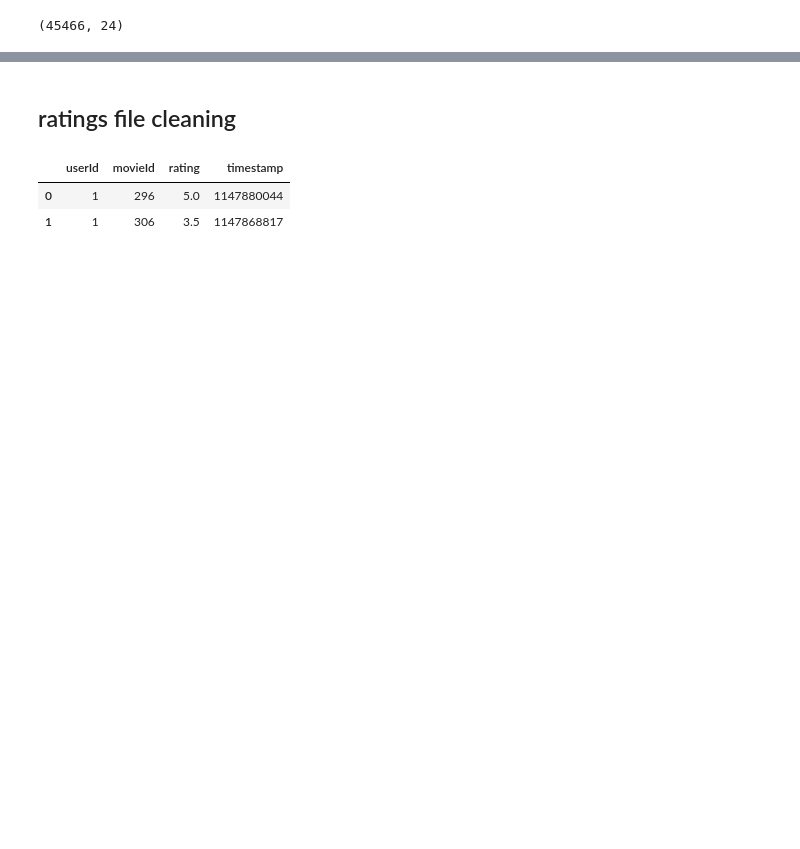
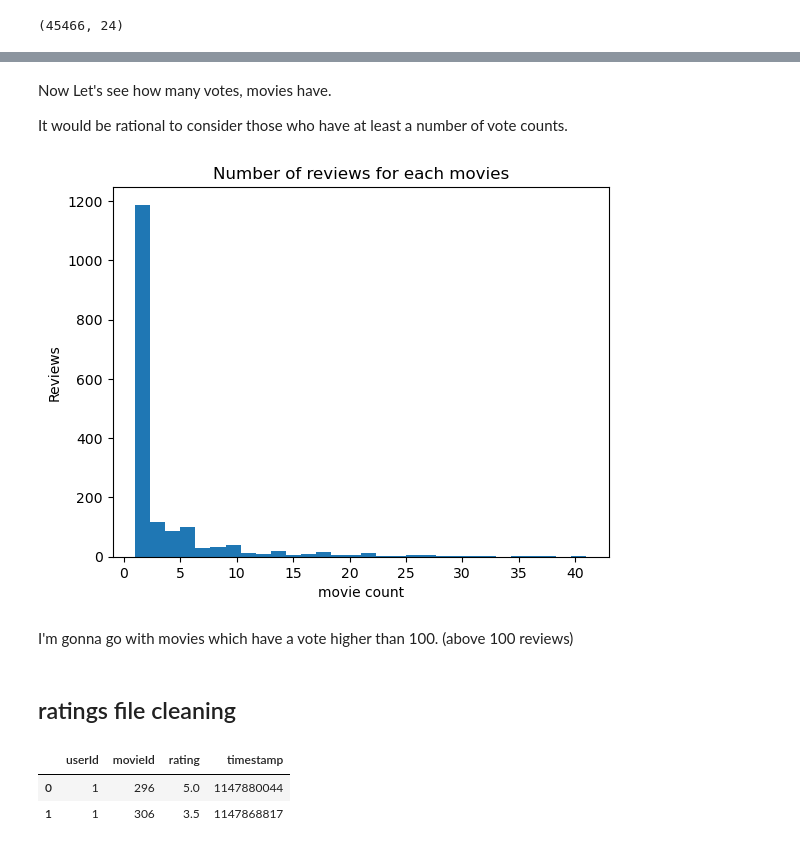
Before and after one commit to yaskarimi/movie-recommendation, a Jupyter notebook: data-cleaning-wrangling-sampling.ipynb, the cells around one changed output, grey strips where cells are left out. Cells and saved outputs as stored; diff of their text form; code cells hidden in the pictures; blank space fills up the shorter version.

```diff
--- a/data-cleaning-wrangling-sampling.ipynb
+++ b/data-cleaning-wrangling-sampling.ipynb
@@ -186,6 +186,4 @@ vote_count            0
 dtype: int64
-# %%
-data_df[data_df['imdb_id'].isnull()] = "Unknown"
 # %%
 #sanity check
 data_df.isnull().sum()
@@ -211,0 +206,2 @@ data_df.head(1)
+# %%
+data_df['id'] = data_df['id'].astype('int64')
@@ -215,0 +287,2 @@ movies =data_df.rename(columns = {'id' : 'movieId'})
+# %%
+dummies_df  = pd.get_dummies(movies['genre'].explode()).groupby(level=0).sum()
@@ -215,0 +330,17 @@ movies =data_df.rename(columns = {'id' : 'movieId'})
+# %% [markdown]
+Now Let's see how many votes, movies have.
+
+It would be rational to consider those who have at least a number of vote counts.
+# %%
+count_per_movie = movies.groupby(["vote_count"])['movieId'].count()
+# %%
+plt.figure()
+plt.title("Number of reviews for each movies")
+plt.hist(count_per_movie,bins=30)
+plt.xlabel("movie count")
+plt.ylabel("Reviews")
+plt.show()
+# %% [output]
+[figure, added]
+# %% [markdown]
+I'm gonna go with movies which have a vote higher than 100. (above 100 reviews)
```
Also changed, not shown: parts of 124 cells of this notebook.
